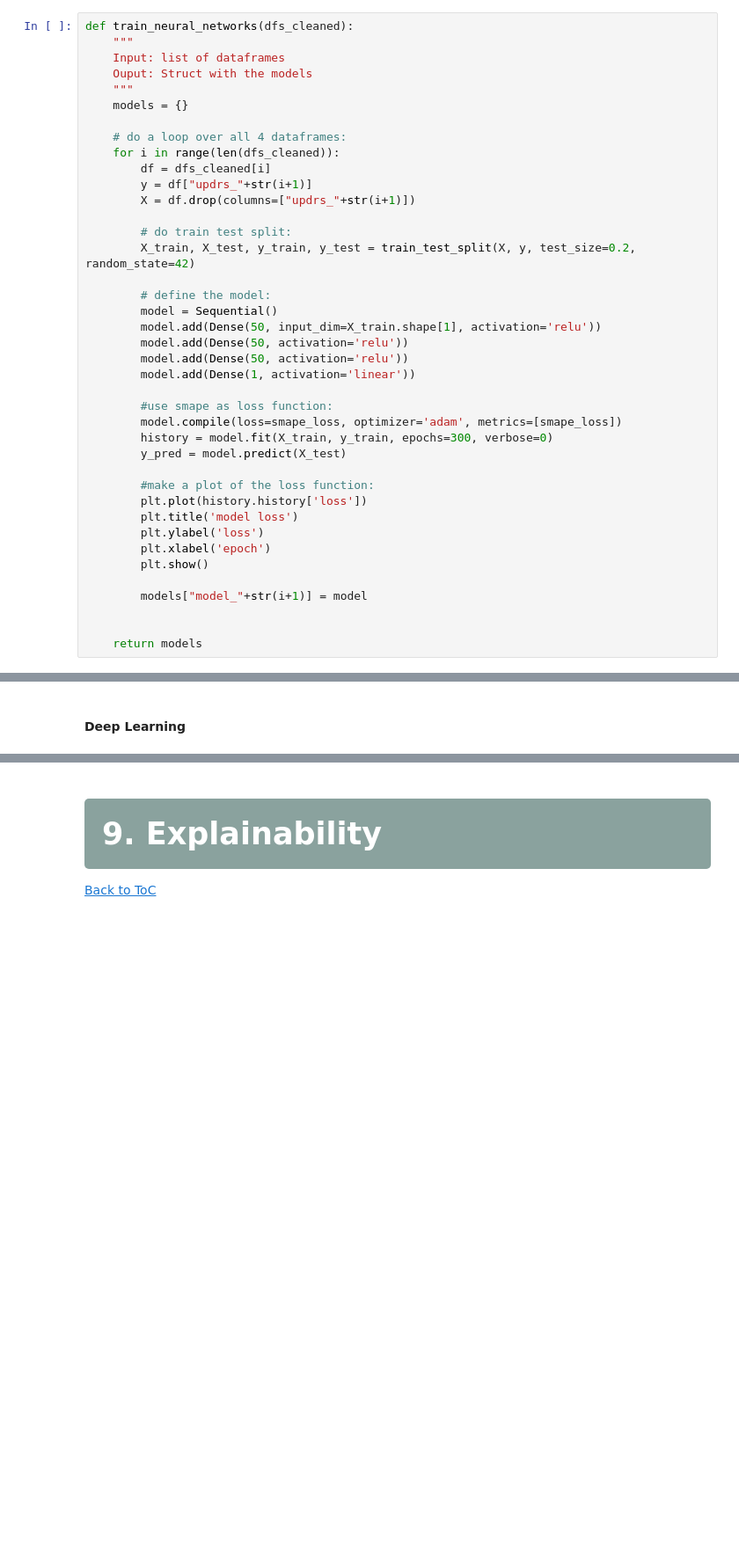
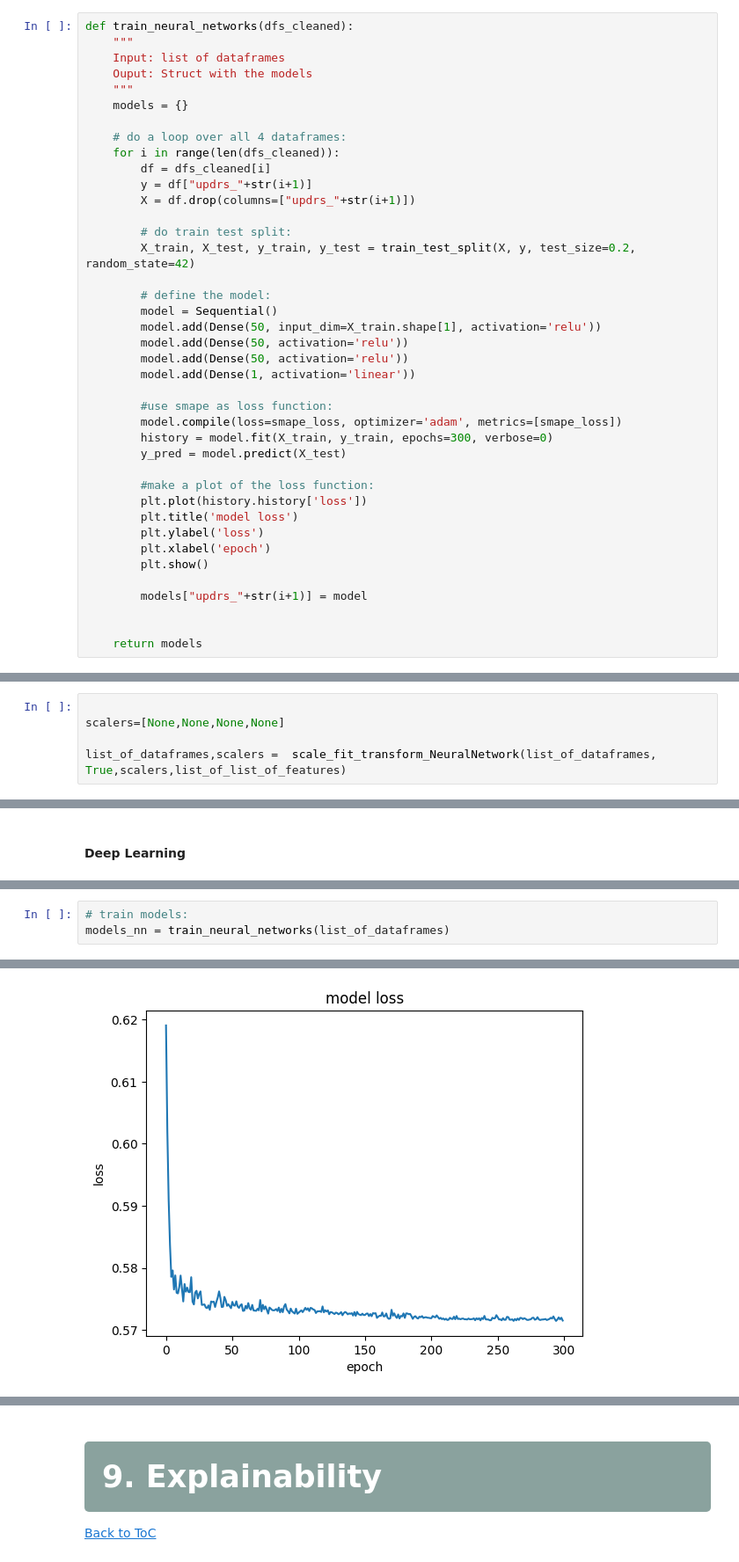
Before and after one commit to tomdgr/Kaggle, a Jupyter notebook: amp_parkinsons_2023/working/first-submission-test-amp-with-xgboost (2).ipynb, the cells around one changed output, grey strips where cells are left out. Shown at 88% size. Cells and saved outputs as stored; diff of their text form; blank space fills up the shorter version.

Commit message:
update with a Neural Network to test

```diff
--- a/amp_parkinsons_2023/working/first-submission-test-amp-with-xgboost (2).ipynb
+++ b/amp_parkinsons_2023/working/first-submission-test-amp-with-xgboost (2).ipynb
@@ -559,7 +565,7 @@ def train_neural_networks(dfs_cleaned):
         plt.xlabel('epoch')
         plt.show()
 
-        models["model_"+str(i+1)] = model
+        models["updrs_"+str(i+1)] = model
 
 
     return models
@@ -1287,0 +1291,5 @@ skippping
+# %%
+
+scalers=[None,None,None,None]
+
+list_of_dataframes,scalers =  scale_fit_transform_NeuralNetwork(list_of_dataframes, True,scalers,list_of_list_of_features)
@@ -1494,0 +1476,4 @@ models
+# %%
+# train models:
+models_nn = train_neural_networks(list_of_dataframes)
+# %% [output]
@@ -1494,0 +1482 @@ models
+[figure, added]
```
Also changed, not shown: parts of 34 cells of this notebook.
